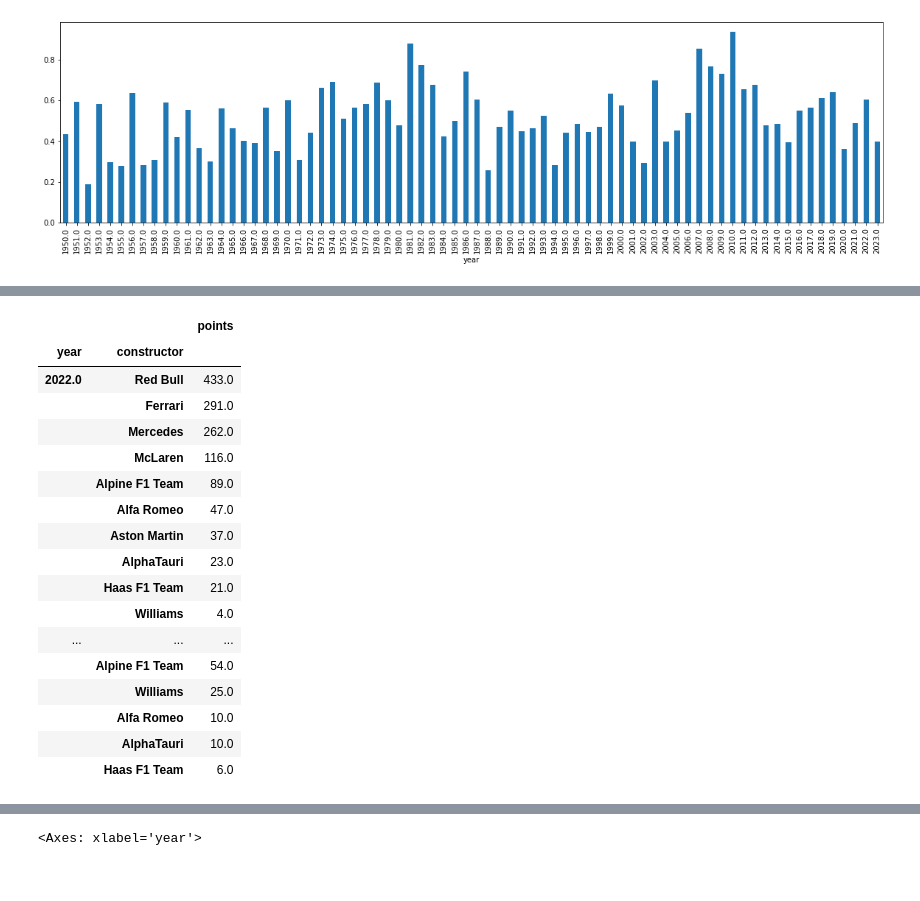
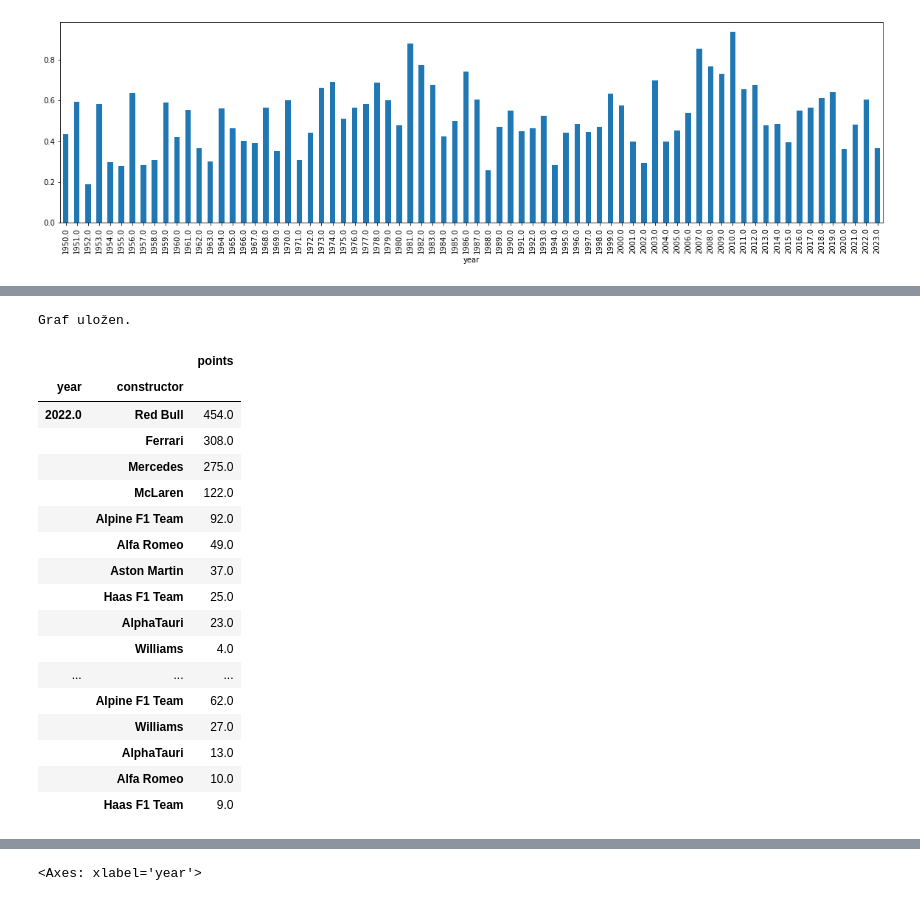
Before and after one commit to michalkasparek/f1-stats, a Jupyter notebook: 101 the most boring season.ipynb, the cells around one changed output, grey strips where cells are left out. Cells and saved outputs as stored; diff of their text form; code cells hidden in the pictures.

```diff
--- a/101 the most boring season.ipynb
+++ b/101 the most boring season.ipynb
@@ -189,0 +210,2 @@ rank23((fromherotozero.groupby('year')['raceId'].nunique() / results[results['ye
+# %%
+laps['lapid'] = laps.index
@@ -744,3 +742,6 @@ rookies[rookies['year'] > 1950][['year','name','ratio']].sort_values(by='ratio',
 # %% [markdown]
 ## Point differences
+# %%
+sprints = pd.read_json(os.path.join('data','ergast-sprints.json'))
+results_w_sprints = pd.concat([results, sprints])
 # %%
@@ -826,22 +858,26 @@ Name: points, dtype: float64
+# %%
+graf(sloupcovy=[graf3], titulek="Nebýt Verstappena, bylo by to mimořádně vyrovnané", prvni=True, kredity=["Zdroj dat: Ergast F1 API | Vizualizace: Michal Kašpárek, iROZHLAS.cz","https://www.irozhlas.cz/zpravy-tag/datova-zurnalistika"], target="nebyt_verstappena", procenta=[graf3], barvy=["#fd7f6f"], podtitulek="Za mistrem světa jezdili natěsno jezdci Ferrari, Mercedesu, Alpine i McLarenu.")
+# %% [output]
+Graf uložen.
 # %%
-pd.DataFrame((pd.DataFrame(results.groupby(['year','constructor','name'])['points'].sum())).sort_values(by=['year','points'], ascending=[True, False]).groupby(['year','constructor'])['points'].max()).sort_values(by=['year','points'], ascending=[True,False]).tail(20)
+pd.DataFrame((pd.DataFrame(results_w_sprints.groupby(['year','constructor','name'])['points'].sum())).sort_values(by=['year','points'], ascending=[True, False]).groupby(['year','constructor'])['points'].max()).sort_values(by=['year','points'], ascending=[True,False]).tail(20)
 # %% [output]
 |  |  | points |
 | year | constructor |  |
-| 2022.0 | Red Bull | 433.0 |
-|  | Ferrari | 291.0 |
-|  | Mercedes | 262.0 |
-|  | McLaren | 116.0 |
-|  | Alpine F1 Team | 89.0 |
-|  | Alfa Romeo | 47.0 |
+| 2022.0 | Red Bull | 454.0 |
+|  | Ferrari | 308.0 |
+|  | Mercedes | 275.0 |
+|  | McLaren | 122.0 |
+|  | Alpine F1 Team | 92.0 |
+|  | Alfa Romeo | 49.0 |
 |  | Aston Martin | 37.0 |
+|  | Haas F1 Team | 25.0 |
 |  | AlphaTauri | 23.0 |
-|  | Haas F1 Team | 21.0 |
 |  | Williams | 4.0 |
 | ... | ... | ... |
-|  | Alpine F1 Team | 54.0 |
-|  | Williams | 25.0 |
+|  | Alpine F1 Team | 62.0 |
+|  | Williams | 27.0 |
+|  | AlphaTauri | 13.0 |
 |  | Alfa Romeo | 10.0 |
-|  | AlphaTauri | 10.0 |
-|  | Haas F1 Team | 6.0 |
+|  | Haas F1 Team | 9.0 |
 # %%
```
Also changed, not shown: parts of 100 cells of this notebook, 12 other files.
